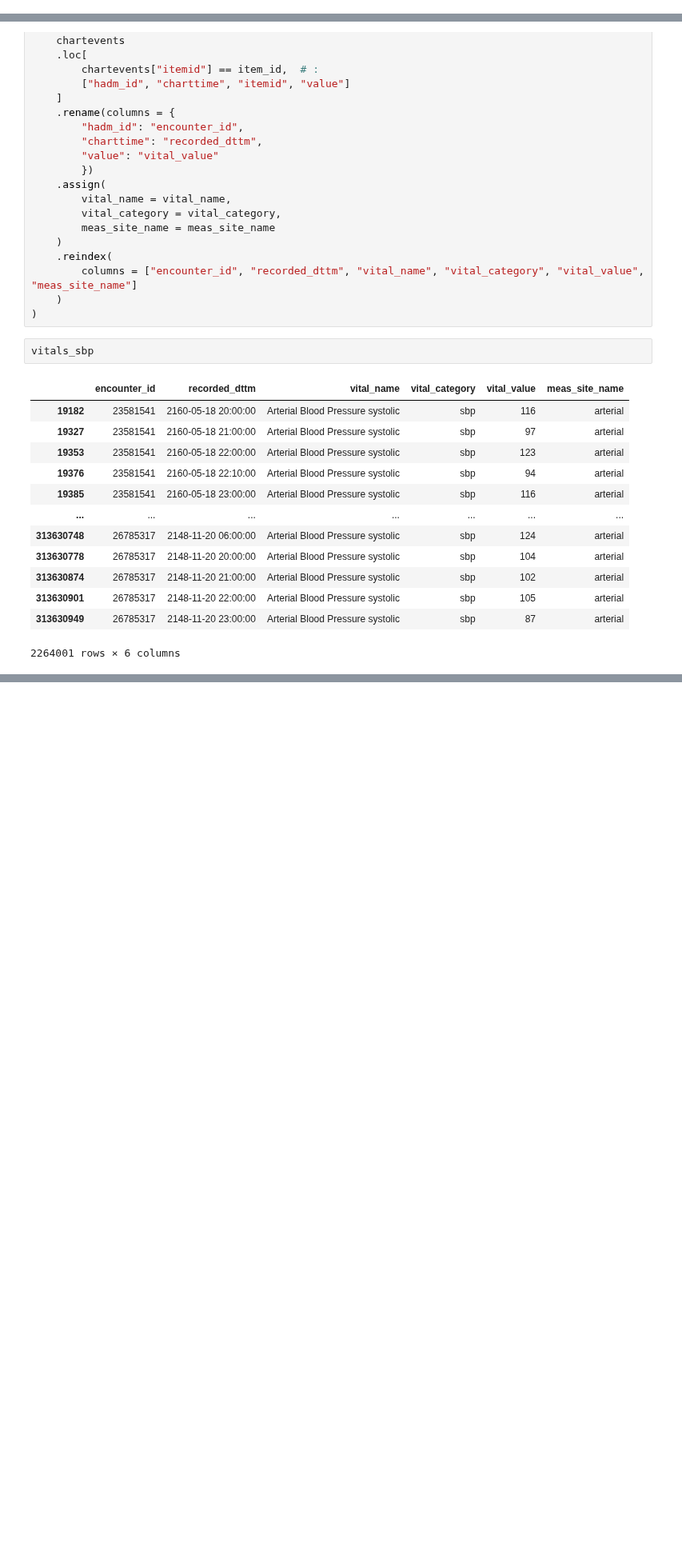
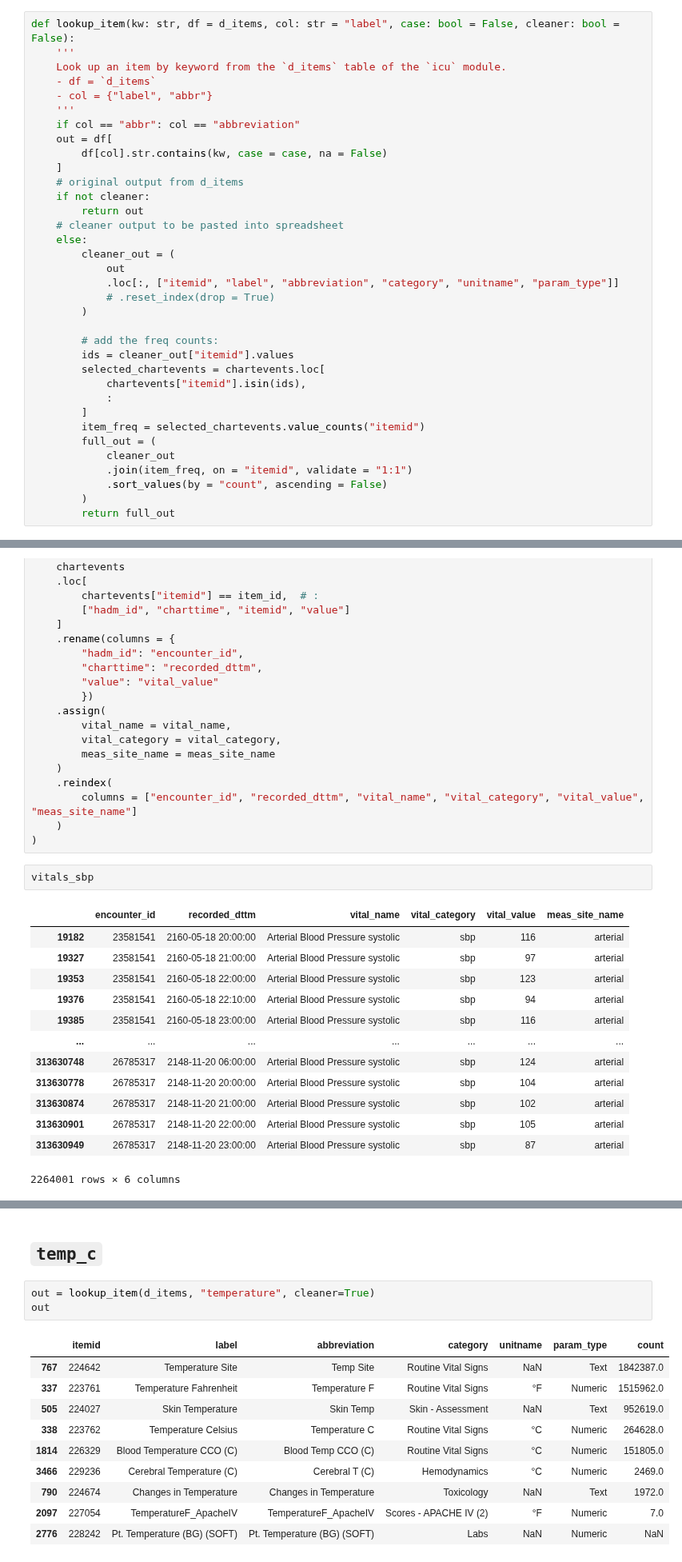
Before and after one commit to oldsandiaz/mimicclif, a Jupyter notebook: code/eda.ipynb, the cells around one changed output, grey strips where cells are left out. Shown at 80% size. Cells and saved outputs as stored; diff of their text form; blank space fills up the shorter version.

```diff
--- a/code/eda.ipynb
+++ b/code/eda.ipynb
@@ -43 +20,36 @@ def lookup_item(df, kw: str, col: str = "label", case: bool = False):
+# %%
+def lookup_item(kw: str, df = d_items, col: str = "label", case: bool = False, cleaner: bool = False):
+    '''
+    Look up an item by keyword from the `d_items` table of the `icu` module.
+    - df = `d_items`
+    - col = {"label", "abbr"}
+    '''
+    if col == "abbr": col == "abbreviation"
+    out = df[
+        df[col].str.contains(kw, case = case, na = False)
+    ]
+    # original output from d_items
+    if not cleaner:
+        return out
+    # cleaner output to be pasted into spreadsheet
+    else:
+        cleaner_out = (
+            out
+            .loc[:, ["itemid", "label", "abbreviation", "category", "unitname", "param_type"]]
+            # .reset_index(drop = True)
+        )
+
+        # add the freq counts:
+        ids = cleaner_out["itemid"].values
+        selected_chartevents = chartevents.loc[
+            chartevents["itemid"].isin(ids),
+            :
+        ]
+        item_freq = selected_chartevents.value_counts("itemid")
+        full_out = (
+            cleaner_out
+            .join(item_freq, on = "itemid", validate = "1:1")
+            .sort_values(by = "count", ascending = False)
+        )
+        return full_out
 # %% [markdown]
@@ -196,0 +276,16 @@ vitals_sbp
+# %% [markdown]
+## `temp_c`
+# %%
+out = lookup_item(d_items, "temperature", cleaner=True)
+out
+# %% [output]
+|  | itemid | label | abbreviation | category | unitname | param_type | count |
+| 767 | 224642 | Temperature Site | Temp Site | Routine Vital Signs | NaN | Text | 1842387.0 |
+| 337 | 223761 | Temperature Fahrenheit | Temperature F | Routine Vital Signs | °F | Numeric | 1515962.0 |
+| 505 | 224027 | Skin Temperature | Skin Temp | Skin - Assessment | NaN | Text | 952619.0 |
+| 338 | 223762 | Temperature Celsius | Temperature C | Routine Vital Signs | °C | Numeric | 264628.0 |
+| 1814 | 226329 | Blood Temperature CCO (C) | Blood Temp CCO (C) | Routine Vital Signs | °C | Numeric | 151805.0 |
+| 3466 | 229236 | Cerebral Temperature (C) | Cerebral T (C) | Hemodynamics | °C | Numeric | 2469.0 |
+| 790 | 224674 | Changes in Temperature | Changes in Temperature | Toxicology | NaN | Text | 1972.0 |
+| 2097 | 227054 | TemperatureF_ApacheIV | TemperatureF_ApacheIV | Scores - APACHE IV (2) | °F | Numeric | 7.0 |
+| 2776 | 228242 | Pt. Temperature (BG) (SOFT) | Pt. Temperature (BG) (SOFT) | Labs | NaN | Numeric | NaN |
```
Also changed, not shown: parts of 20 cells of this notebook, 1 other file.
